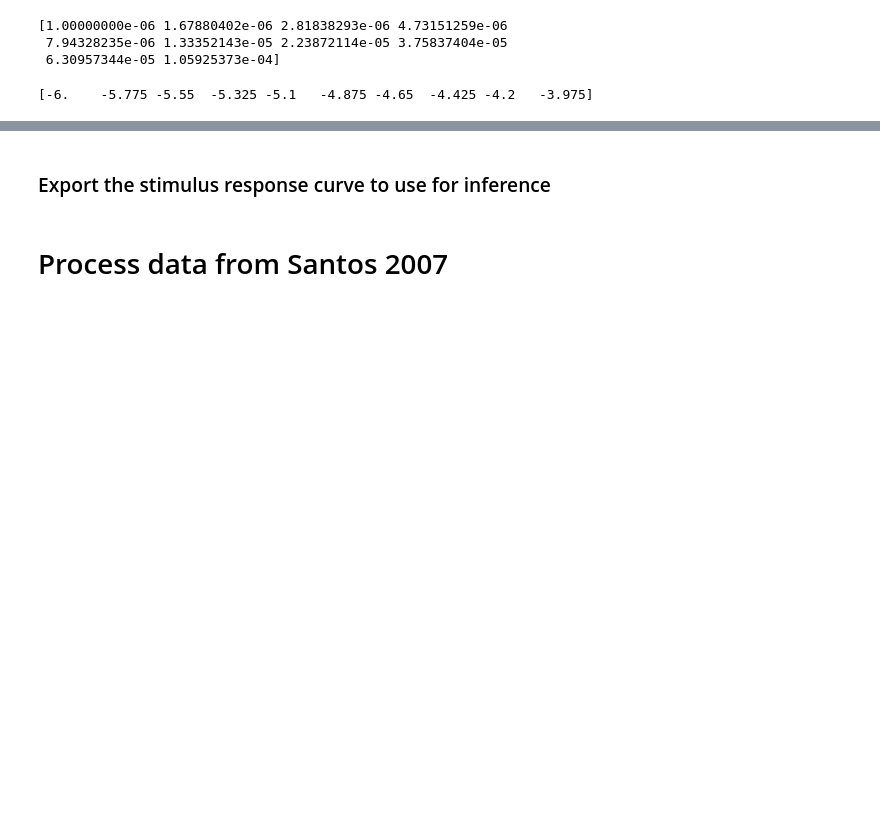
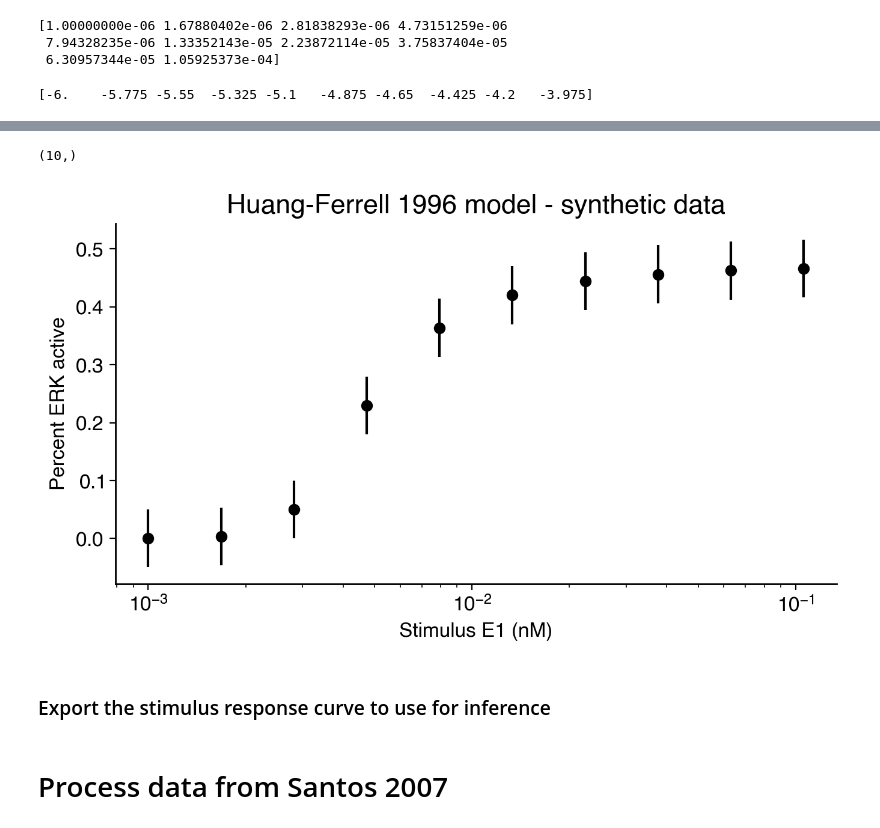
Before and after one commit to RangamaniLabUCSD/multimodel-inference, a Jupyter notebook: src/MAPK/process_data.ipynb, the cells around one changed output, grey strips where cells are left out. Cells and saved outputs as stored; diff of their text form; code cells hidden in the pictures; blank space fills up the shorter version.

```diff
--- a/src/MAPK/process_data.ipynb
+++ b/src/MAPK/process_data.ipynb
@@ -155,3 +155,17 @@ fig.savefig('../../figures/MAPK/HF_96_synthetic_data.pdf', bbox_inches='tight',
+# %%
+fig, ax = get_sized_fig_ax(6.0, 3.0)
+errors = 0.05*np.squeeze(np.ones_like(pred_mapk))
+errors.shape
+print(E1_vals.shape)
+ax.errorbar(1000*E1_vals, np.squeeze(pred_mapk)/hf_1996.get_total_ERK(plist, y0), yerr=errors, color='k', label='MAPKKK', fmt='o')
+ax.set_xlabel('Stimulus E1 (nM)')
+ax.set_ylabel('Percent ERK active')
+ax.set_xscale('log')
+ax.set_title('Huang-Ferrell 1996 model - synthetic data')
+fig.savefig('../../figures/MAPK/HF_96_synthetic_data_TotalMAPKnorm.pdf', bbox_inches='tight', transparent=True)
+# %% [output]
+(10,)
+[figure, added]
 # %% [markdown]
 ### Export the stimulus response curve to use for inference
 # %%
```
Also changed, not shown: parts of 3 cells of this notebook.
